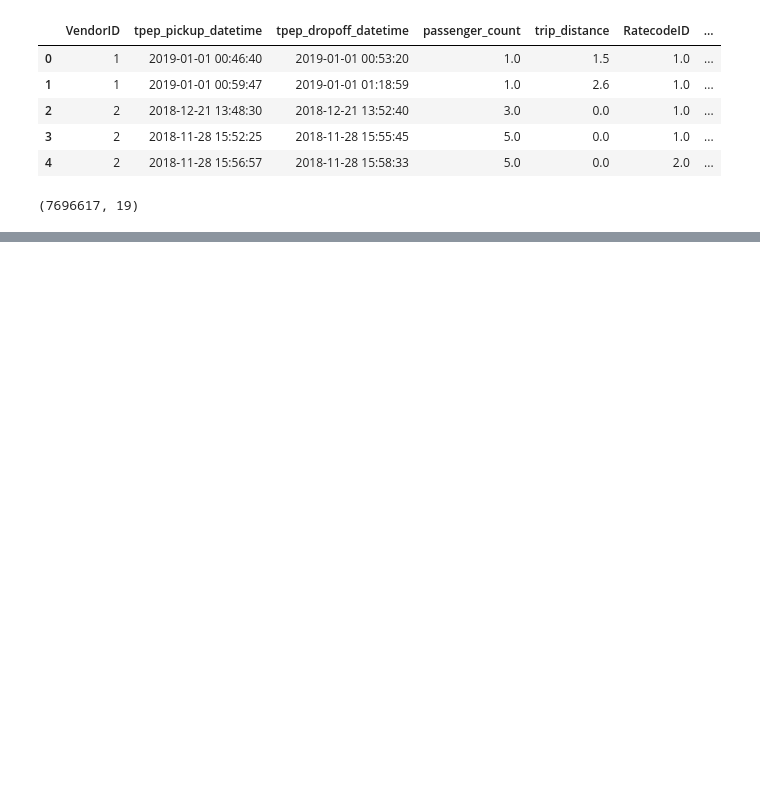
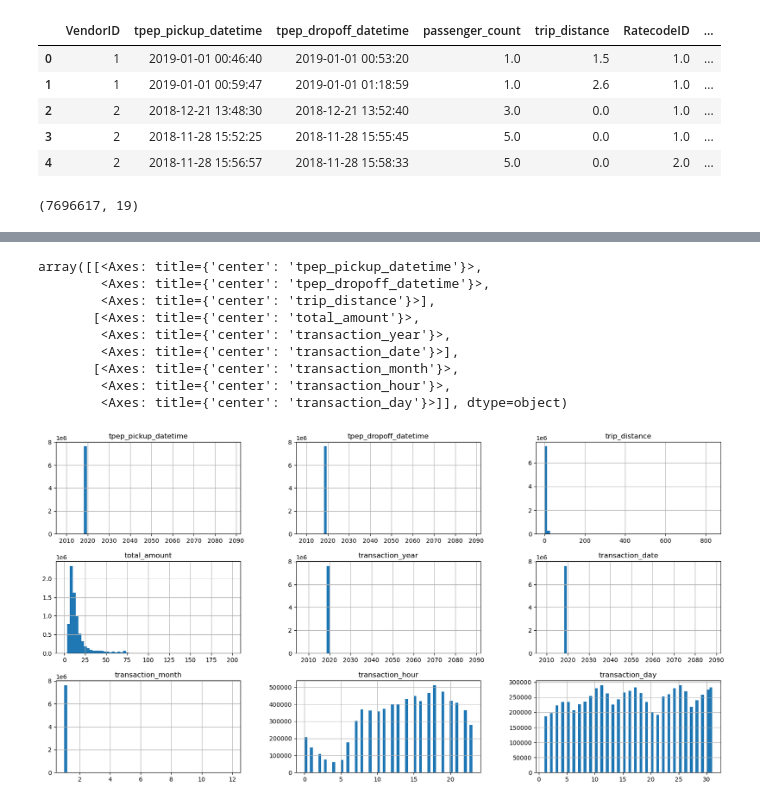
Before and after one commit to FeryelBoubeker/Taxi_income_Analasyst, a Jupyter notebook: main.ipynb, the cells around one changed output, grey strips where cells are left out. Cells and saved outputs as stored; diff of their text form; code cells hidden in the pictures; blank space fills up the shorter version.

```diff
--- a/main.ipynb
+++ b/main.ipynb
@@ -17,0 +203,5 @@ taxi_df.shape
+# %%
+taxi_data_prepared.loc[:, 'PULocationID'] = taxi_df['PULocationID'].astype(str)
+# %%
+taxi_data_prepared.loc[:, 'DOLocationID'] = taxi_df['DOLocationID'].astype(str)
+taxi_data_prepared.loc[:, 'payment_type'] = taxi_df['payment_type'].astype(str)
@@ -17,0 +219,8 @@ taxi_df.shape
+# %%
+
+taxi_data_prepared['transaction_year'] = taxi_data_prepared['tpep_pickup_datetime'].dt.year
+taxi_data_prepared['transaction_date'] = pd.to_datetime(taxi_data_prepared['tpep_pickup_datetime'].dt.date)
+# %%
+taxi_data_prepared['transaction_month'] = taxi_data_prepared['tpep_pickup_datetime'].dt.month
+taxi_data_prepared['transaction_hour'] = taxi_data_prepared['tpep_pickup_datetime'].dt.hour
+taxi_data_prepared['transaction_day'] = taxi_data_prepared['tpep_pickup_datetime'].dt.day
@@ -17,0 +243,13 @@ taxi_df.shape
+# %%
+taxi_data_prepared.hist(figsize =(20, 10), bins = 60)
+# %% [output]
+array([[<Axes: title={'center': 'tpep_pickup_datetime'}>,
+        <Axes: title={'center': 'tpep_dropoff_datetime'}>,
+        <Axes: title={'center': 'trip_distance'}>],
+       [<Axes: title={'center': 'total_amount'}>,
+        <Axes: title={'center': 'transaction_year'}>,
+        <Axes: title={'center': 'transaction_date'}>],
+       [<Axes: title={'center': 'transaction_month'}>,
+        <Axes: title={'center': 'transaction_hour'}>,
+        <Axes: title={'center': 'transaction_day'}>]], dtype=object)
+[figure, added]
```
Also changed, not shown: parts of 47 cells of this notebook.
